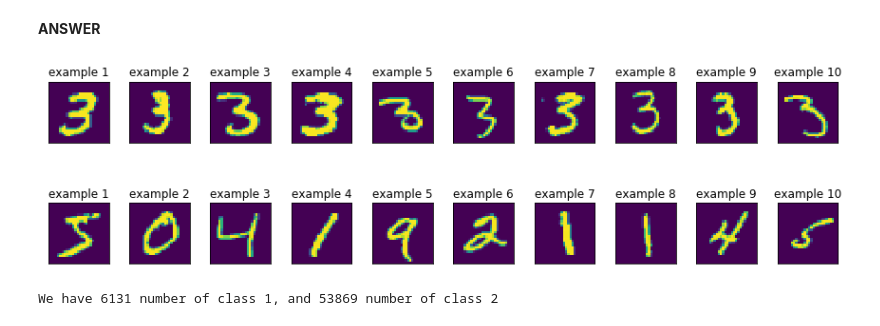
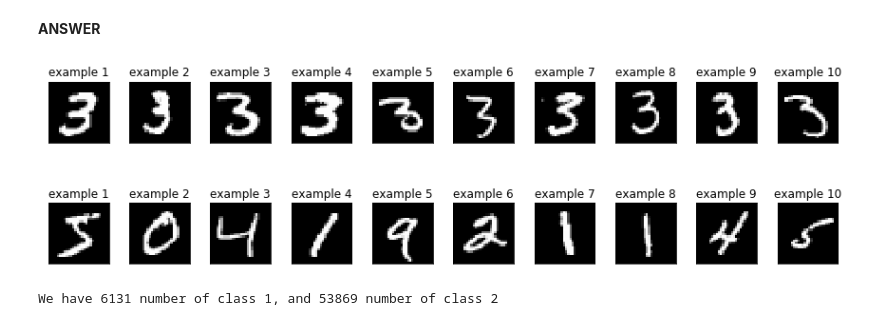
Before and after one commit to chrimiway/machine-learning-course, a Jupyter notebook: Assignment3.ipynb, the cells around one changed output. Drawn from its saved outputs; the diff is of its cells as text; code cells hidden in the pictures.

```diff
--- a/Assignment3.ipynb
+++ b/Assignment3.ipynb
@@ -191,20 +192,24 @@ class LogisticReg:
 shuffle = np.arange(len(y))
 np.random.shuffle(shuffle)
 
-x_train = x[:70000]
-y_train = y[:70000]
+x_train_og = x[:70000]
+y_train_og = y[:70000]
 
-x_test = x[70000:]
-y_test = y[70000:]
+x_test_og = x[70000:]
+y_test_og = y[70000:]
 
-x_train = (x_train - x_train.mean(axis=0)) / x_train.std(axis=0)
-x_test = (x_test - x_test.mean(axis=0)) / x_test.std(axis=0)
+mu = x_train_og.mean(axis=0)
+sig = x_train_og.std(axis=0)
+x_train = (x_train_og - mu) / sig
+x_test = (x_test_og - mu) / sig
 
 # add bias term
 x_train = np.column_stack((np.ones(len(x_train)),
                           x_train))
 x_test = np.column_stack((np.ones(len(x_test)),
                           x_test))
+y_train = y_train_og.copy()
+y_test = y_test_og.copy()
 # %%
 logreg = LogisticReg()
 logreg.fit(x_train=x_train, y_train=y_train, x_test=x_test, y_test=y_test, lr = 0.1)
@@ -292,9 +303,21 @@ mean_fpr = np.linspace(0, 1, 100)
 plt.figure(figsize=(12, 8))
 
 # partition the training data into training and validation set
-for tr_index, val_index in skf.split(x_train, y_train):
-    x_tr, x_val = x_train[tr_index], x_train[val_index]
-    y_tr, y_val = y_train[tr_index], y_train[val_index]
+for tr_index, val_index in skf.split(x_train_og, y_train_og):
+    x_tr, x_val = x_train_og[tr_index], x_train_og[val_index]
+    y_tr, y_val = y_train_og[tr_index], y_train_og[val_index]
+
+    # normalize
+    mu = x_tr.mean(axis=0)
+    sig = x_tr.std(axis=0)
+    x_tr = (x_tr - mu) / sig
+    x_val = (x_val - mu) / sig
+
+    # add bias term
+    x_tr = np.column_stack((np.ones(len(x_tr)),
+                              x_tr))
+    x_val = np.column_stack((np.ones(len(x_val)),
+                              x_val))
 
     logreg_cv = LogisticReg()
     logreg_cv.fit(x_train=x_tr, y_train=y_tr, x_test=x_val, y_test=y_val, lr = 5, show_hist=False)
@@ -440,24 +475,24 @@ y_test[y_test == 3] = 1
 # %%
 # (b)
 %matplotlib inline
 import matplotlib.pyplot as plt
 plt.figure(figsize=(12, 4))
 for i in range(10):
     x_tr1 = x_train[y_train == 1][i]
     x_tr0 = x_train[y_train == 0][i]
     plt.subplot(2, 10, i+1)
-    plt.imshow(x_tr1)
+    plt.imshow(x_tr1, cmap="gray")
     plt.yticks([])
     plt.xticks([])
     plt.title("example {}".format(i + 1))
     plt.subplot(2, 10, i+11)
-    plt.imshow(x_tr0)
+    plt.imshow(x_tr0, cmap="gray")
     plt.title("example {}".format(i + 1))
     plt.yticks([])
     plt.xticks([])
 plt.tight_layout()
 # %% [output]
-[figure, old version]
+[figure, new version]
 # %%
 # (c)
 print("We have {0} number of class 1, and {1} number of class 2".format(len(y_train[y_train == 1]), len(y_train[y_train == 0])))
```
Also changed, not shown: parts of 29 cells of this notebook.
